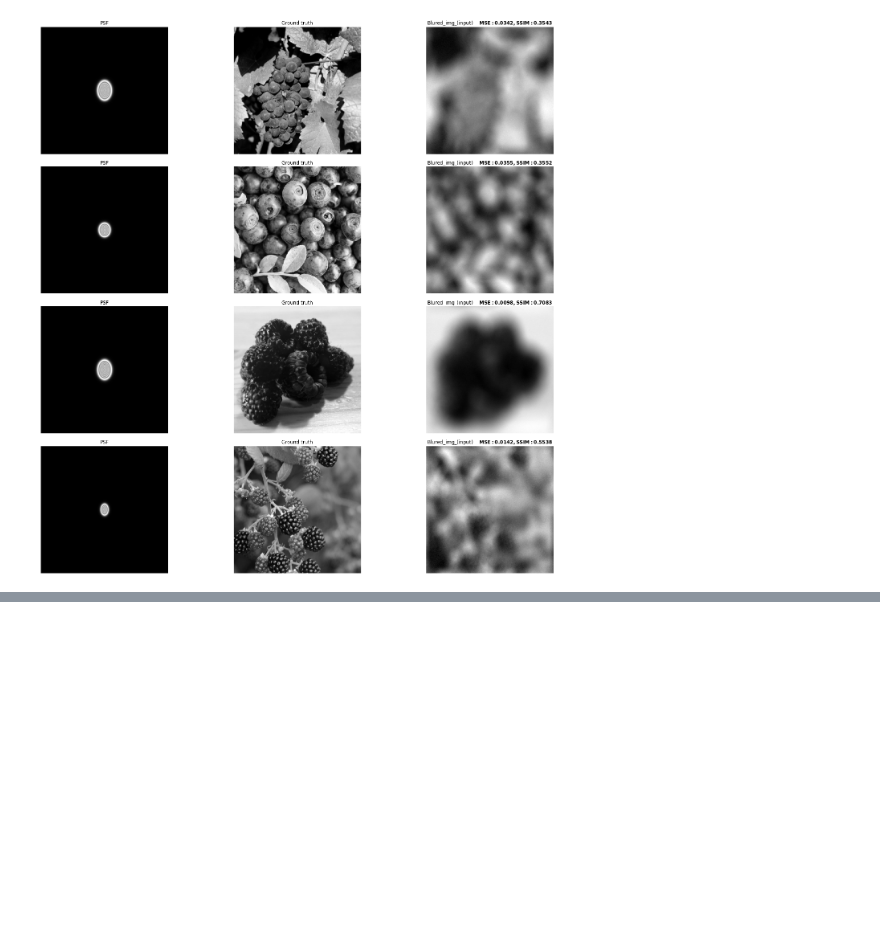
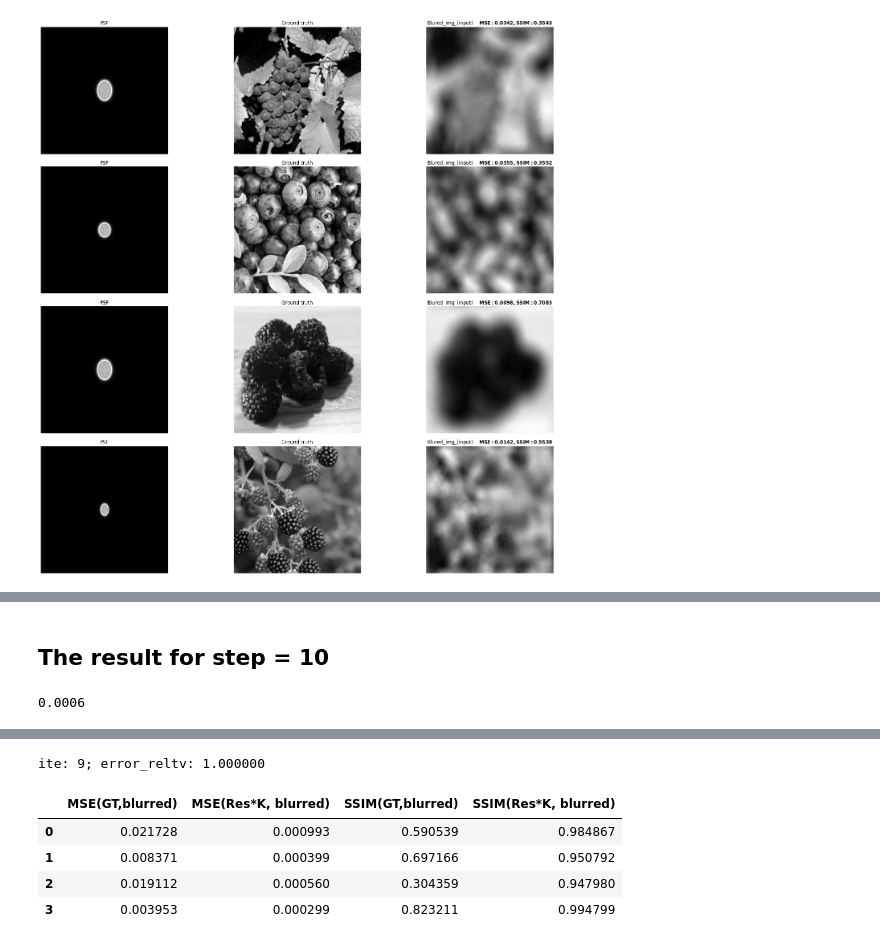
Before and after one commit to tharaaali/rgdn-optimizer-based-deconvolution, a Jupyter notebook: Evalution.ipynb, the cells around one changed output, grey strips where cells are left out. Cells and saved outputs as stored; diff of their text form; code cells hidden in the pictures; blank space fills up the shorter version.

```diff
--- a/Evalution.ipynb
+++ b/Evalution.ipynb
@@ -656,0 +798,74 @@ dtype: float64
+# %% [markdown]
+## The result for step = 10
+# %%
+#set number of steps for the model = 10 // 5 was chosen when trained
+model.set_num_steps(10)
+model.stop_epsilon=0.0006
+print(model.stop_epsilon)
+# %% [output]
+0.0006
+# %%
+# put data set into batches
+
+test_loader = get_dataloaders(data_files=test_files[:100],
+                               dataset=BlurryImageDatasetOnTheFlySweet,
+                               num_params=num_params,
+                               batch_size=4,
+                               shuffle=False,
+                               drop_last=False,
+                               params_filename="file_to_save_parm_psf",
+                               noise_level_interval=(0.003,0.015),
+                               noise_level=None)
+# %%
+
+# create an Empty pandas DataFrame
+df10 = pd.DataFrame()
+# print("SSIM & MSE between Ground_Truth image and blurred image ")
+# append data in columns to an empty pandas DataFrame
+df10['MSE(GT,blurred)'] = []
+df10['MSE(Res*K, blurred)'] = []
+df10['SSIM(GT,blurred)'] = []
+df10['SSIM(Res*K, blurred)'] = []
+
+#batch size
+n_imgs=4
+
+
+#loop for first 4 batches
+i=0
+for y, x_gt, k, kt in tqdm(test_loader):
+    #when it's 10 steps it can only do one batch! (4 images)
+    i=i+1
+    if i>=2:
+        break
+    y, x_gt, k, kt = next(iter(test_loader))
+    res=model(y,k,kt)
+    x_hat=out_model_to_numpy(res,n_imgs)
+    y_np,x_gt_np,k_np,kt_np=data_to_numpy(y,x_gt,k,kt)
+
+    for id_img in range(n_imgs):
+
+        #recoverd img convoluted with the blur kernel K
+        res_conv_k= fft_conv(x_hat[id_img], k_np[id_img])
+        #unite datatupe
+        res_conv_k=res_conv_k.astype(np.float32)
+
+        #calculate MSE and SSIM between ground_truth and blurred image
+        mgt = mse(x_gt_np[id_img], y_np[id_img])
+        sgt = ssim(x_gt_np[id_img], y_np[id_img])
+
+        #calculate MSE and SSIM between recoverd img convoluted with the blur kernel K and blurred image
+        mrk = mse(res_conv_k, y_np[id_img])
+        srk = ssim(res_conv_k, y_np[id_img])
+
+        #add the result to our data frame
+        df10=df10.append({'MSE(GT,blurred)' : mgt, 'SSIM(GT,blurred)': sgt,
+                      'MSE(Res*K, blurred)': mrk,
+                     'SSIM(Res*K, blurred)': srk},
+                    ignore_index = True)
+
+#         compare_images(x_gt_np[id_img],y_np[id_img], "input to model vs. output*K")
+
+df10.to_csv('MSE_SSIM_100_img_stepsize10.csv')
+df10
+# %% [output]
@@ -656,0 +880,6 @@ dtype: float64
+ite: 9; error_reltv: 1.000000
+|  | MSE(GT,blurred) | MSE(Res*K, blurred) | SSIM(GT,blurred) | SSIM(Res*K, blurred) |
+| 0 | 0.021728 | 0.000993 | 0.590539 | 0.984867 |
+| 1 | 0.008371 | 0.000399 | 0.697166 | 0.950792 |
+| 2 | 0.019112 | 0.000560 | 0.304359 | 0.947980 |
+| 3 | 0.003953 | 0.000299 | 0.823211 | 0.994799 |
```
Also changed, not shown: parts of 27 cells of this notebook, 4 other files.
